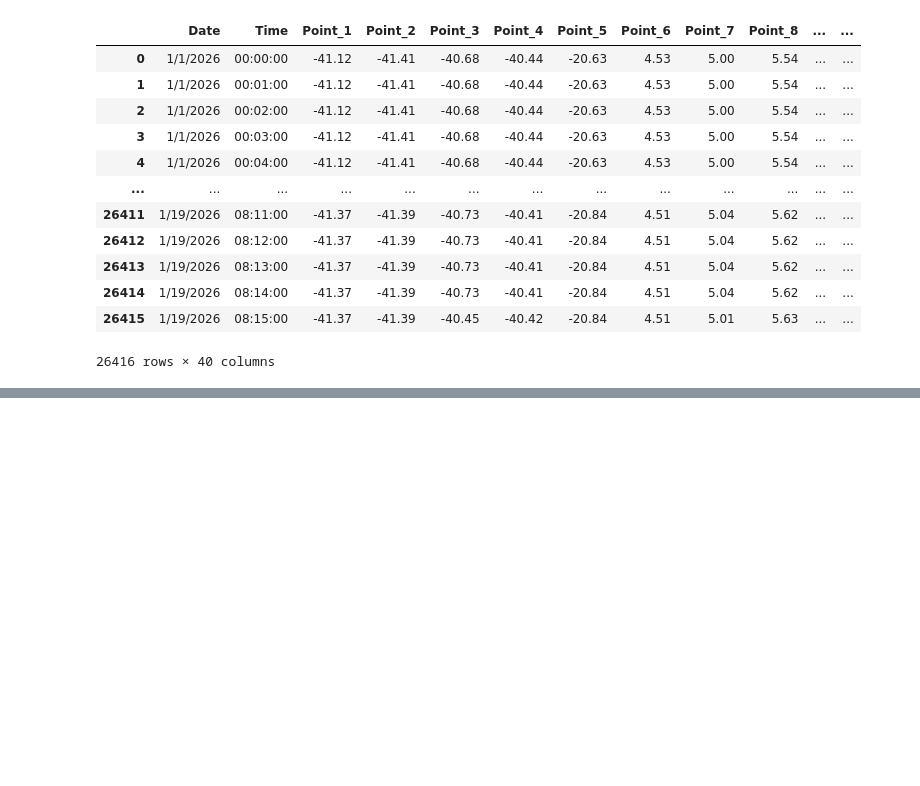
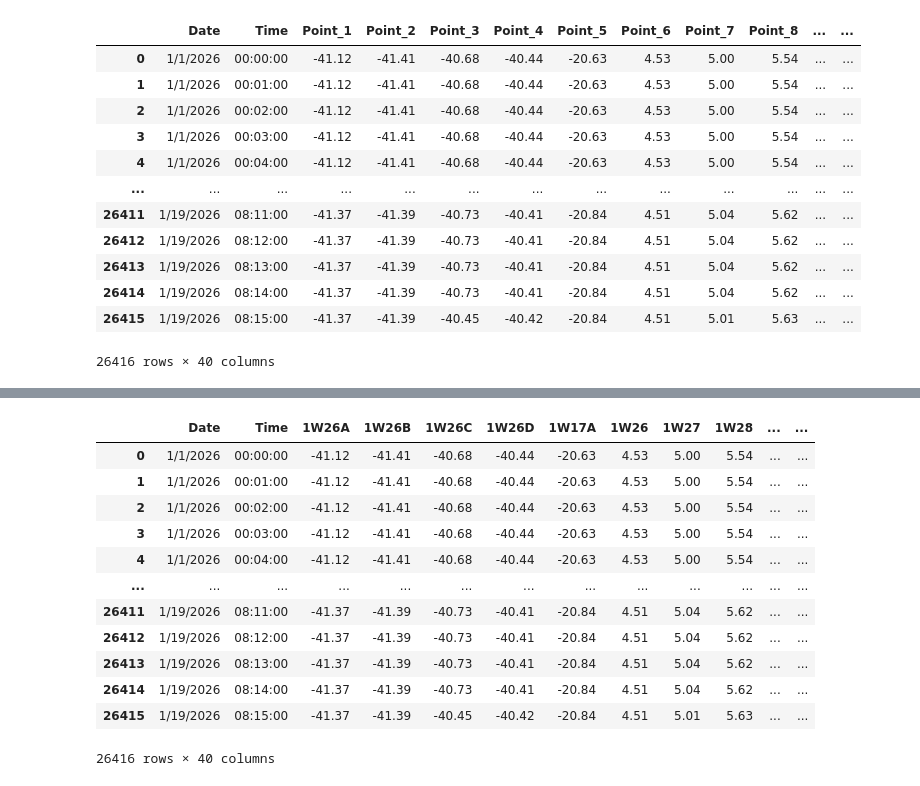
Before and after one commit to JohnCaruthers1AZ/refsys, a Jupyter notebook: point_name_test.ipynb, the cells around one changed output, grey strips where cells are left out. Cells and saved outputs as stored; diff of their text form; code cells hidden in the pictures; blank space fills up the shorter version.

Commit message:
sxs rename cls

```diff
--- a/point_name_test.ipynb
+++ b/point_name_test.ipynb
@@ -66,6 +66,9 @@ for i in temp_point_df.loc[:,"Point_Name"]:
     point_num.append(i)
 for j in temp_point_df.loc[:,"TechID"]:
     point_name.append(j)
-print(point_num)
-print(point_name)
+
+rename_dict = {}
+for k in range(0,38):
+    rename_dict[point_num[k]] = point_name[k]
+rename_dict
 # %% [output]
@@ -73,0 +92,16 @@ print(point_name)
+# %%
+test_df.rename(columns=rename_dict)
+# %% [output]
+|  | Date | Time | 1W26A | 1W26B | 1W26C | 1W26D | 1W17A | 1W26 | 1W27 | 1W28 | ... | ... |
+| 0 | 1/1/2026 | 00:00:00 | -41.12 | -41.41 | -40.68 | -40.44 | -20.63 | 4.53 | 5.00 | 5.54 | ... | ... |
+| 1 | 1/1/2026 | 00:01:00 | -41.12 | -41.41 | -40.68 | -40.44 | -20.63 | 4.53 | 5.00 | 5.54 | ... | ... |
+| 2 | 1/1/2026 | 00:02:00 | -41.12 | -41.41 | -40.68 | -40.44 | -20.63 | 4.53 | 5.00 | 5.54 | ... | ... |
+| 3 | 1/1/2026 | 00:03:00 | -41.12 | -41.41 | -40.68 | -40.44 | -20.63 | 4.53 | 5.00 | 5.54 | ... | ... |
+| 4 | 1/1/2026 | 00:04:00 | -41.12 | -41.41 | -40.68 | -40.44 | -20.63 | 4.53 | 5.00 | 5.54 | ... | ... |
+| ... | ... | ... | ... | ... | ... | ... | ... | ... | ... | ... | ... | ... |
+| 26411 | 1/19/2026 | 08:11:00 | -41.37 | -41.39 | -40.73 | -40.41 | -20.84 | 4.51 | 5.04 | 5.62 | ... | ... |
+| 26412 | 1/19/2026 | 08:12:00 | -41.37 | -41.39 | -40.73 | -40.41 | -20.84 | 4.51 | 5.04 | 5.62 | ... | ... |
+| 26413 | 1/19/2026 | 08:13:00 | -41.37 | -41.39 | -40.73 | -40.41 | -20.84 | 4.51 | 5.04 | 5.62 | ... | ... |
+| 26414 | 1/19/2026 | 08:14:00 | -41.37 | -41.39 | -40.73 | -40.41 | -20.84 | 4.51 | 5.04 | 5.62 | ... | ... |
+| 26415 | 1/19/2026 | 08:15:00 | -41.37 | -41.39 | -40.45 | -40.42 | -20.84 | 4.51 | 5.01 | 5.63 | ... | ... |
+26416 rows × 40 columns
```
Also changed, not shown: parts of 1 cell of this notebook.
